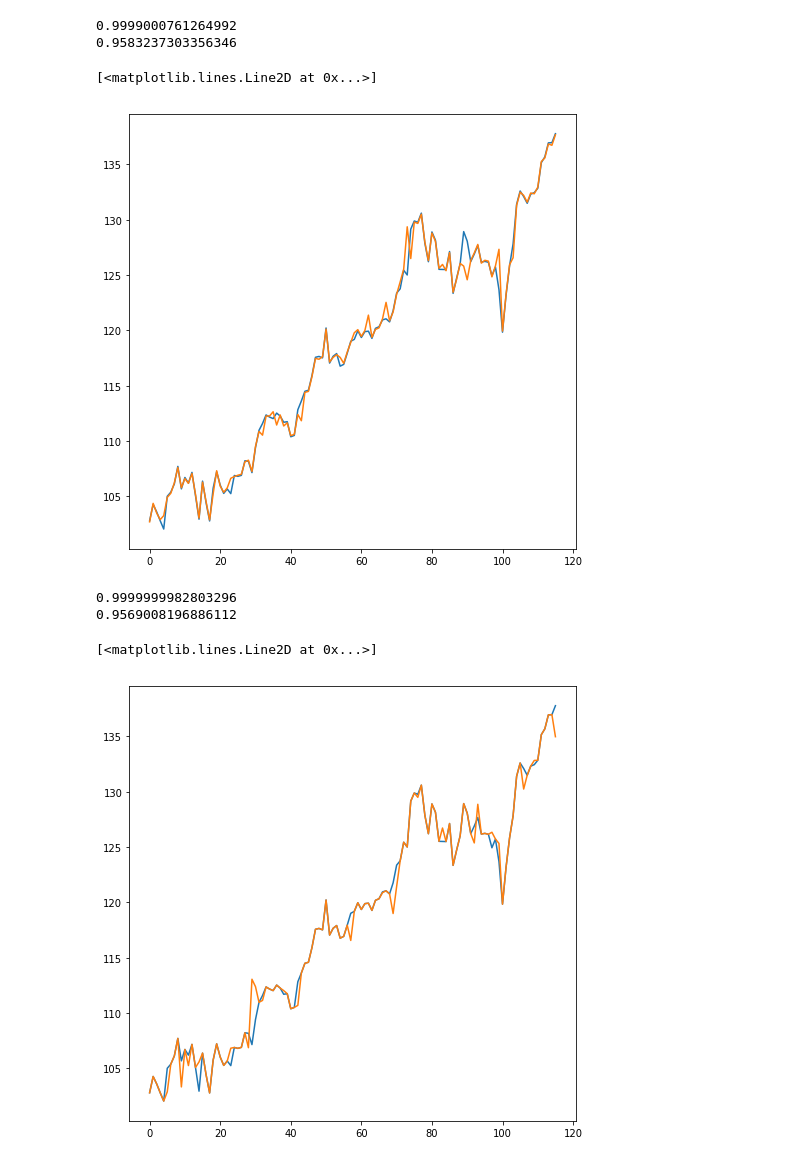
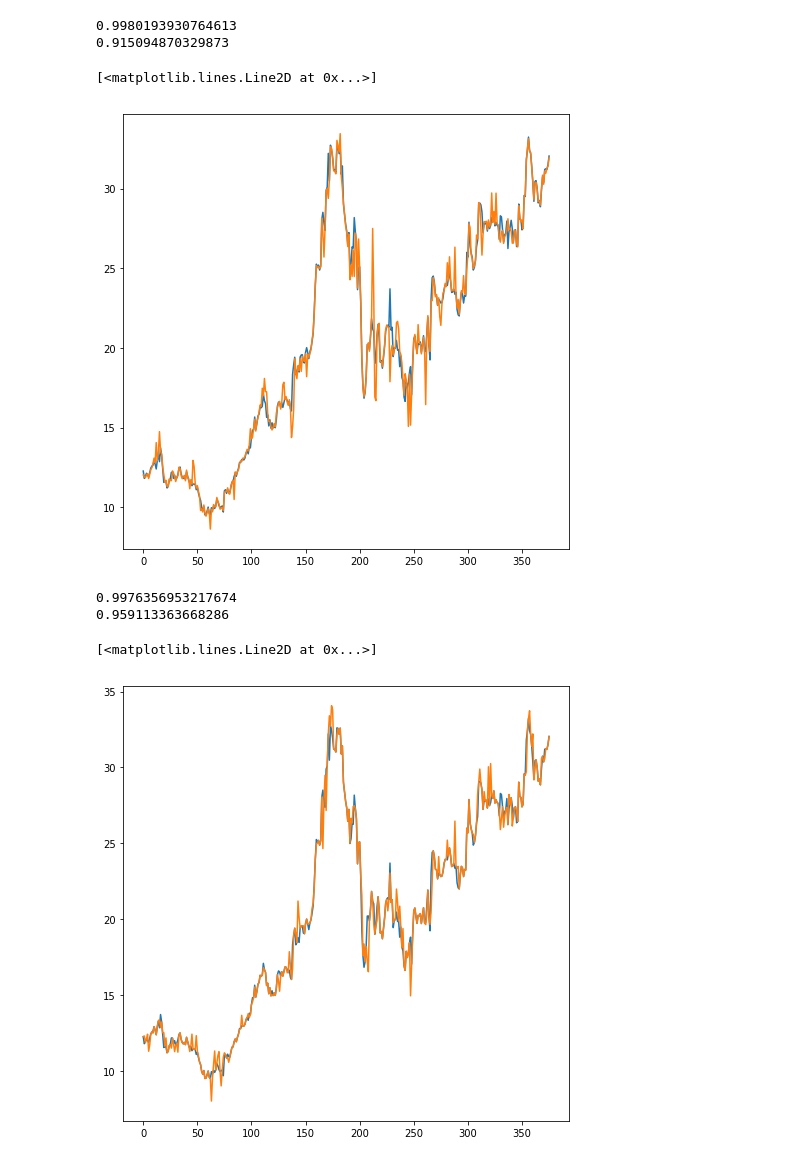
Before and after one commit to patelrohan008/cx4240-stock-prediction, a Jupyter notebook: Regression_Analysis.ipynb, the cells around one changed output. Drawn from its saved outputs; the diff is of its cells as text; code cells hidden in the pictures.

```diff
--- a/Regression_Analysis.ipynb
+++ b/Regression_Analysis.ipynb
@@ -4,5 +4,5 @@ import matplotlib.pyplot as plt
 import numpy as np
 import pandas as pd
 # %%
-twitter_data = pd.read_json('tweets_msft_mod.json', orient='split')
-stock_data = pd.read_json('MSFT-19.json')
+twitter_data = pd.read_json('tweets_amd_mod.json', orient='split')
+stock_data = pd.read_json('AMD-18-19.json')
@@ -26,0 +9,24 @@ Index(['APO', 'Aroon Down', 'Real Middle Band', 'MIDPOINT', 'OBV', 'SINE',
+# %%
+import datetime
+print(twitter_data.columns)
+print(len(twitter_data))
+print(stock_data.columns)
+print(len(stock_data))
+twitter_dataMod = twitter_data
+print(len(twitter_dataMod))
+
+twitter_dates = list(twitter_data.get('dates'))
+stock_dates = list(stock_data.index)
+
+stock_date = [k.ctime() for k in stock_dates]
+stock_nptime = np.array([np.datetime64(k, 'D') for k in stock_dates])
+print(stock_nptime)
+
+minTime = '2018-01-01'
+maxTime = '2019-07-08'
+
+dates = np.arange(np.datetime64(minTime), np.datetime64(maxTime))
+dates = dates[np.is_busday(dates)]
+datesIncluded = len(dates)
+
+print([k for k in dates if k not in stock_nptime])
@@ -337,28 +361,28 @@ plt.figure(figsize=(8, 8))
 plt.plot(range(len(x_unscaled)), y_close)
 plt.plot(range(len(x_unscaled)), reg.predict(x))
 # %% [output]
-0.9999000761264992
-0.9583237303356346
+0.9980193930764613
+0.915094870329873
 [<matplotlib.lines.Line2D at 0x...>]
-[figure, old version]
+[figure, new version]
 # %%
 # Support Vector Regression
 from sklearn.svm import NuSVR
 
 x_train, x_test, y_train, y_test = train_test_split(x, y_close, test_size = 0.20)
 
-reg = NuSVR(nu = 0.9, kernel='rbf', max_iter=-1, gamma= 0.001, C = 10000)
+reg = NuSVR(nu = 0.5, kernel='rbf', max_iter=-1, gamma= 0.001, C = 10000)
 reg.fit(x_train, np.ravel(y_train))
 print(reg.score(x_train, y_train))
 print(reg.score(x_test, y_test))
 plt.figure(figsize=(8, 8))
 plt.plot(range(len(x_unscaled)), y_close)
 plt.plot(range(len(x_unscaled)), reg.predict(x))
 # %% [output]
-0.9999999982803296
-0.9569008196886112
+0.9976356953217674
+0.959113363668286
 [<matplotlib.lines.Line2D at 0x...>]
-[figure, old version]
+[figure, new version]
 # %%
 # Nearest Neighbors Regression
 from sklearn.neighbors import KNeighborsRegressor
```
Also changed, not shown: parts of 25 cells of this notebook, 6 other files.
